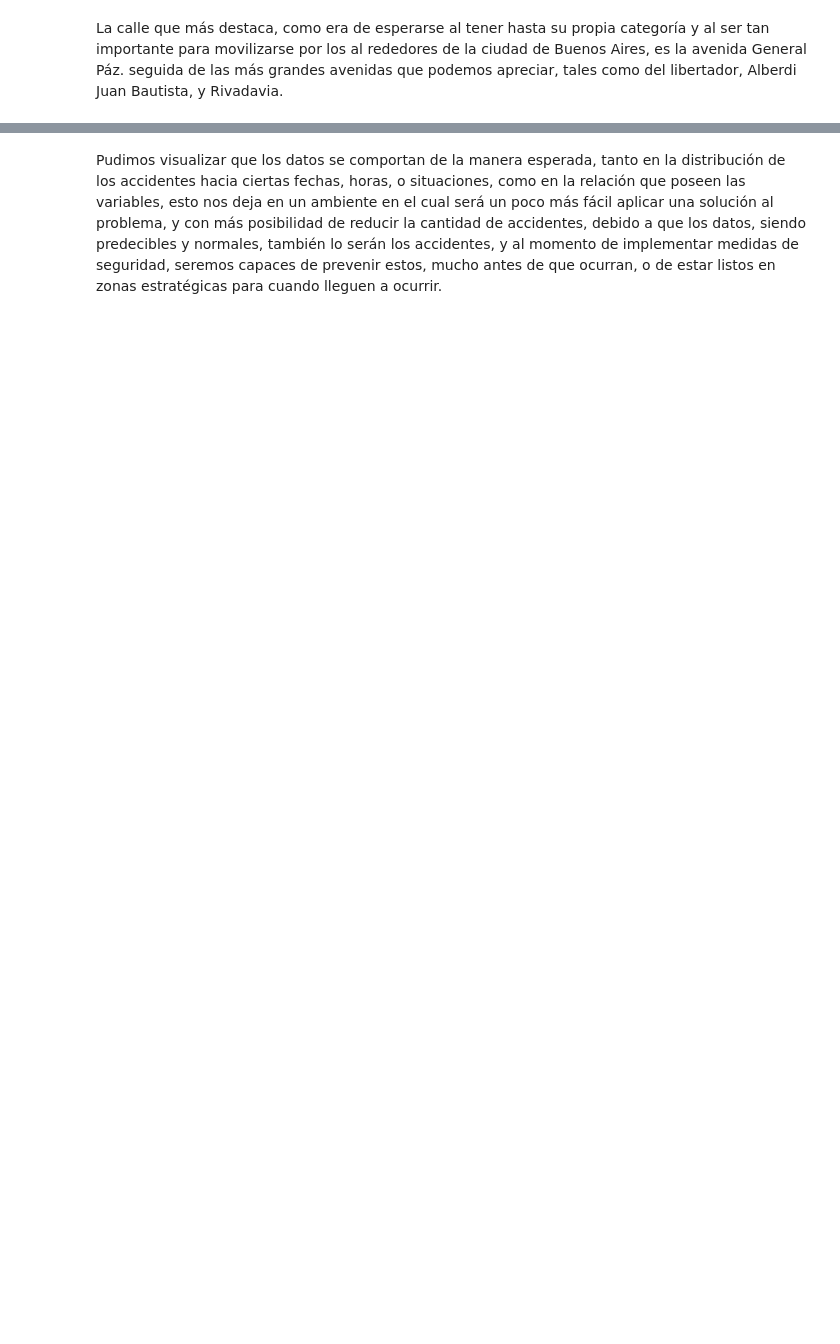
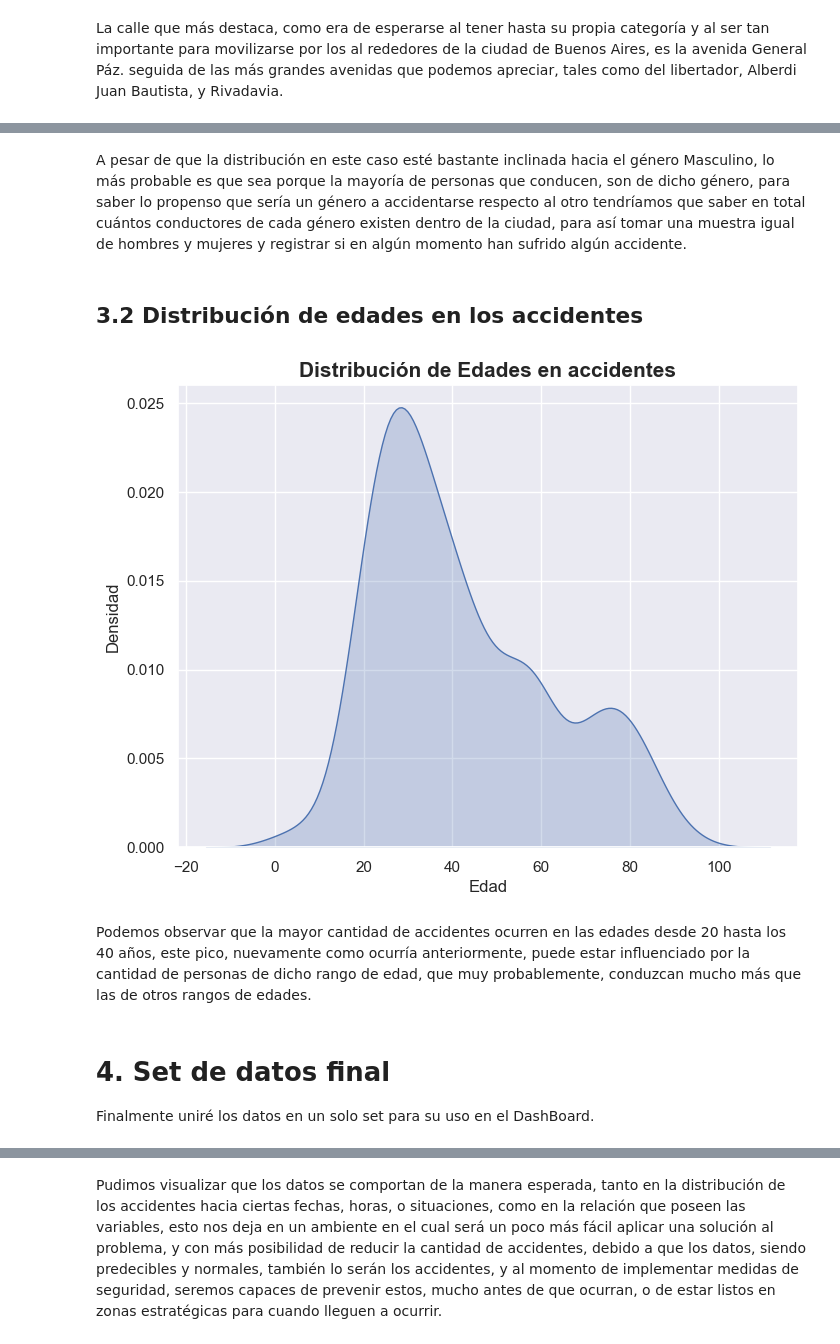
Before and after one commit to Aeregon-Sharks/Data-Analytics-Accidentes, a Jupyter notebook: Notebooks/EDA.ipynb, the cells around one changed output, grey strips where cells are left out. Drawn from its saved outputs; the diff is of its cells as text; code cells hidden in the pictures; blank space fills up the shorter version.

Commit message:
NewDataDashboard

```diff
--- a/Notebooks/EDA.ipynb
+++ b/Notebooks/EDA.ipynb
@@ -278,0 +286,20 @@ La calle que más destaca, como era de esperarse al tener hasta su propia catego
+# %% [markdown]
+A pesar de que la distribución en este caso esté bastante inclinada hacia el género Masculino, lo más probable es que sea porque la mayoría de personas que conducen, son de dicho género, para saber lo propenso que sería un género a accidentarse respecto al otro tendríamos que saber en total cuántos conductores de cada género existen dentro de la ciudad, para así tomar una muestra igual de hombres y mujeres y registrar si en algún momento han sufrido algún accidente.
+# %% [markdown]
+## 3.2 Distribución de edades en los accidentes
+# %%
+plt.figure(figsize=(8, 6))
+sns.kdeplot(data=df_v['Edad'], fill=True)
+plt.title('Distribución de Edades en accidentes', fontweight='bold', size=15)
+plt.xlabel('Edad')
+plt.ylabel('Densidad')
+plt.show()
+# Nótese que el rango empieza desde un valor negativo y termina en un valor no muy común para la edad
+# esto NO se debe a que en los datos haya valores negativos, sino al kernel de estimador de densidad.
+# %% [output]
+[figure, added]
+# %% [markdown]
+Podemos observar que la mayor cantidad de accidentes ocurren en las edades desde 20 hasta los 40 años, este pico, nuevamente como ocurría anteriormente, puede estar influenciado por la cantidad de personas de dicho rango de edad, que muy probablemente, conduzcan mucho más que las de otros rangos de edades.
+# %% [markdown]
+# 4. Set de datos final
+Finalmente uniré los datos en un solo set para su uso en el DashBoard.
```
Also changed, not shown: parts of 11 cells of this notebook, 8 other files.
